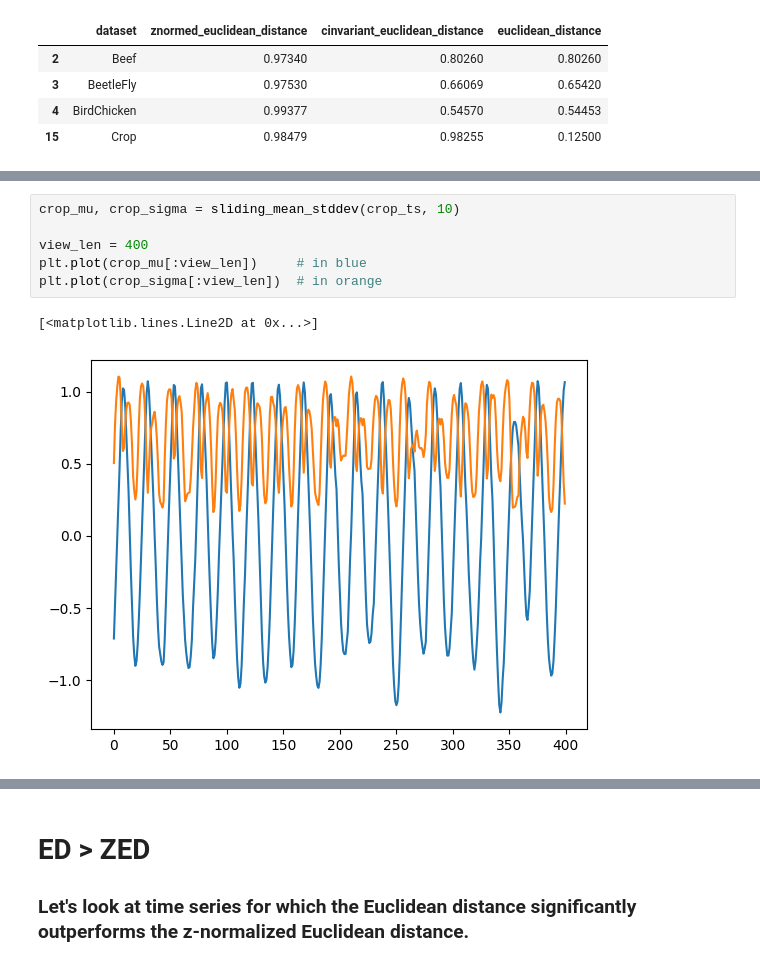
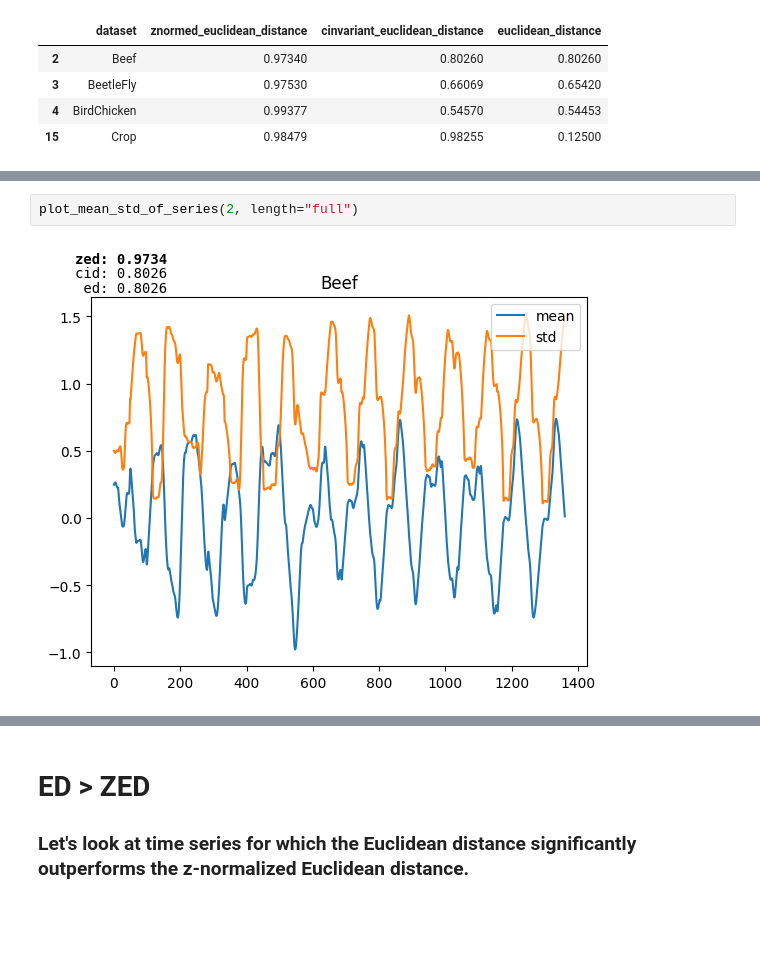
Before and after one commit to JaasperK/oracle, a Jupyter notebook: notebooks/oracle.ipynb, the cells around one changed output, grey strips where cells are left out. Saved outputs shown, nothing was run; the diff lists cells and outputs as text; blank space fills up the shorter version.

```diff
--- a/notebooks/oracle.ipynb
+++ b/notebooks/oracle.ipynb
@@ -248,9 +212,4 @@ plt.plot(crop_ts)
-# %%
-crop_mu, crop_sigma = sliding_mean_stddev(crop_ts, 10)
-
-view_len = 400
-plt.plot(crop_mu[:view_len])     # in blue
-plt.plot(crop_sigma[:view_len])  # in orange
-# %% [output]
-[<matplotlib.lines.Line2D at 0x...>]
-[figure, removed]
+# %%
+plot_mean_std_of_series(2, length="full")
+# %% [output]
+[figure, added]
```
Also changed, not shown: parts of 30 cells of this notebook.
